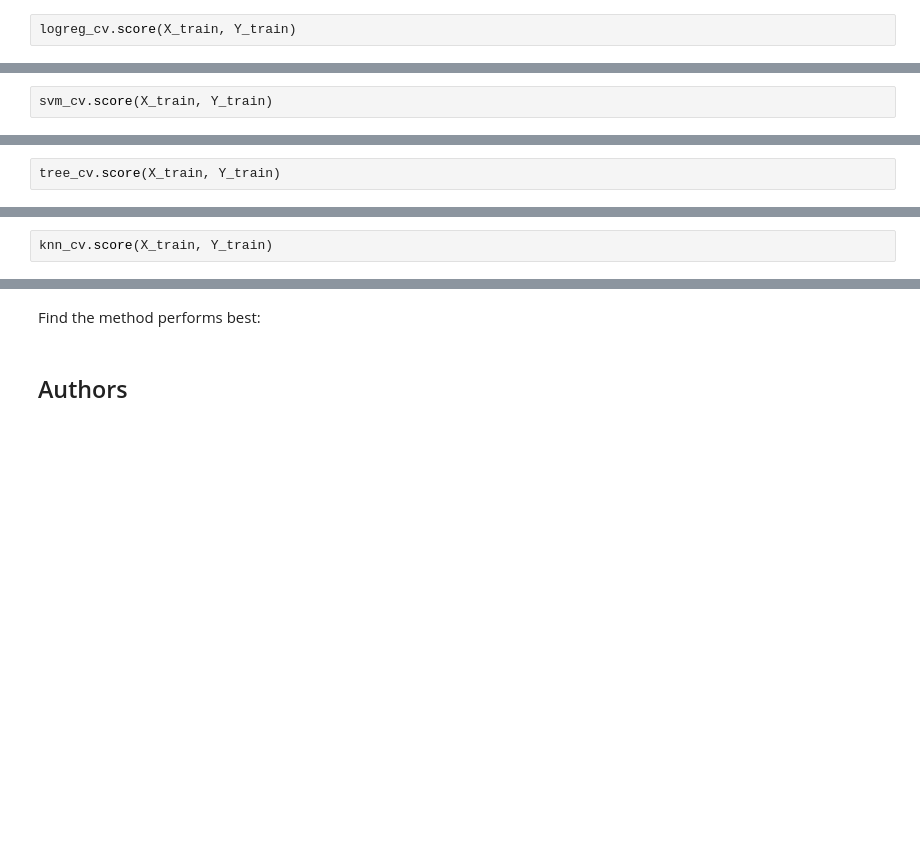
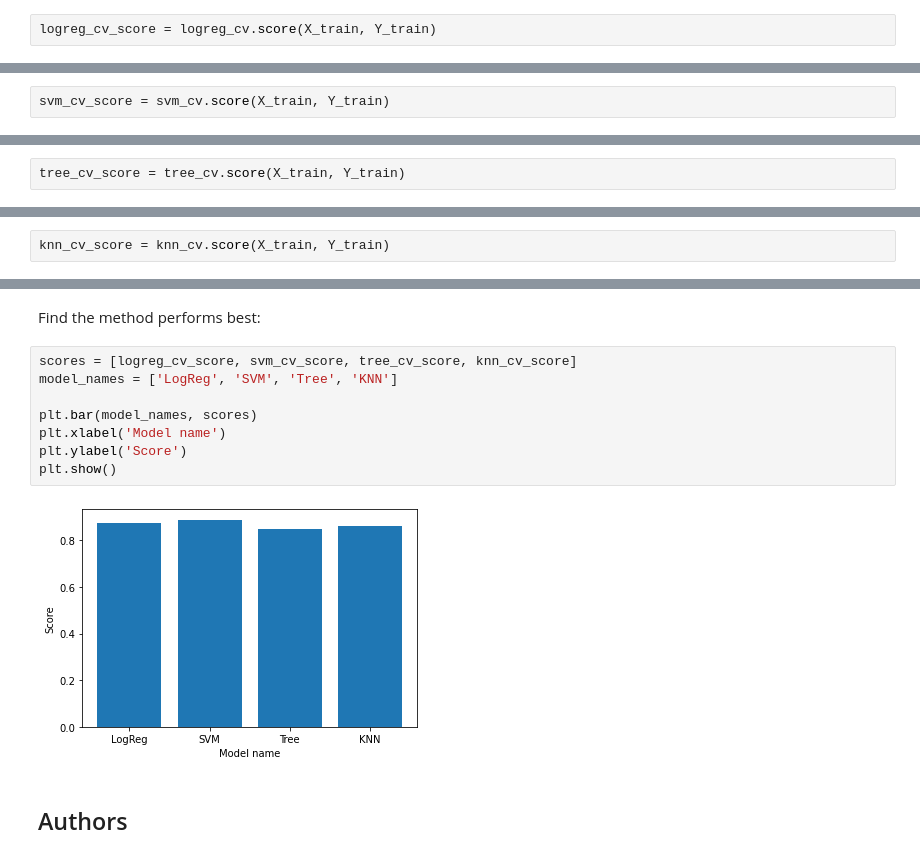
Before and after one commit to JeroenBroeders123/DataScienceCapstone, a Jupyter notebook: Predictive analysis.ipynb, the cells around one changed output, grey strips where cells are left out. Saved outputs shown, nothing was run; the diff lists cells and outputs as text; blank space fills up the shorter version.

```diff
--- a/Predictive analysis.ipynb
+++ b/Predictive analysis.ipynb
@@ -176,4 +176,4 @@ accuracy : 0.8464285714285713
 # %% [markdown]
 Calculate the accuracy on the test data using the method <code>score</code>:
 # %%
-logreg_cv.score(X_train, Y_train)
+logreg_cv_score = logreg_cv.score(X_train, Y_train)
@@ -212,4 +210,4 @@ accuracy : 0.8482142857142856
 # %% [markdown]
 Calculate the accuracy on the test data using the method <code>score</code>:
 # %%
-svm_cv.score(X_train, Y_train)
+svm_cv_score = svm_cv.score(X_train, Y_train)
@@ -250,4 +246,4 @@ accuracy : 0.8767857142857143
 # %% [markdown]
 Calculate the accuracy of tree_cv on the test data using the method <code>score</code>:
 # %%
-tree_cv.score(X_train, Y_train)
+tree_cv_score = tree_cv.score(X_train, Y_train)
@@ -285,4 +279,4 @@ accuracy : 0.8482142857142858
 # %% [markdown]
 Calculate the accuracy of tree_cv on the test data using the method <code>score</code>:
 # %%
-knn_cv.score(X_train, Y_train)
+knn_cv_score = knn_cv.score(X_train, Y_train)
@@ -299,6 +291,16 @@ plot_confusion_matrix(Y_test,yhat)
 ## TASK  12
 # %% [markdown]
 Find the method performs best:
+# %%
+scores = [logreg_cv_score, svm_cv_score, tree_cv_score, knn_cv_score]
+model_names = ['LogReg', 'SVM', 'Tree', 'KNN']
+
+plt.bar(model_names, scores)
+plt.xlabel('Model name')
+plt.ylabel('Score')
+plt.show()
+# %% [output]
+[figure, added]
 # %% [markdown]
 ## Authors
 # %% [markdown]
```
Also changed, not shown: parts of 5 cells of this notebook.
